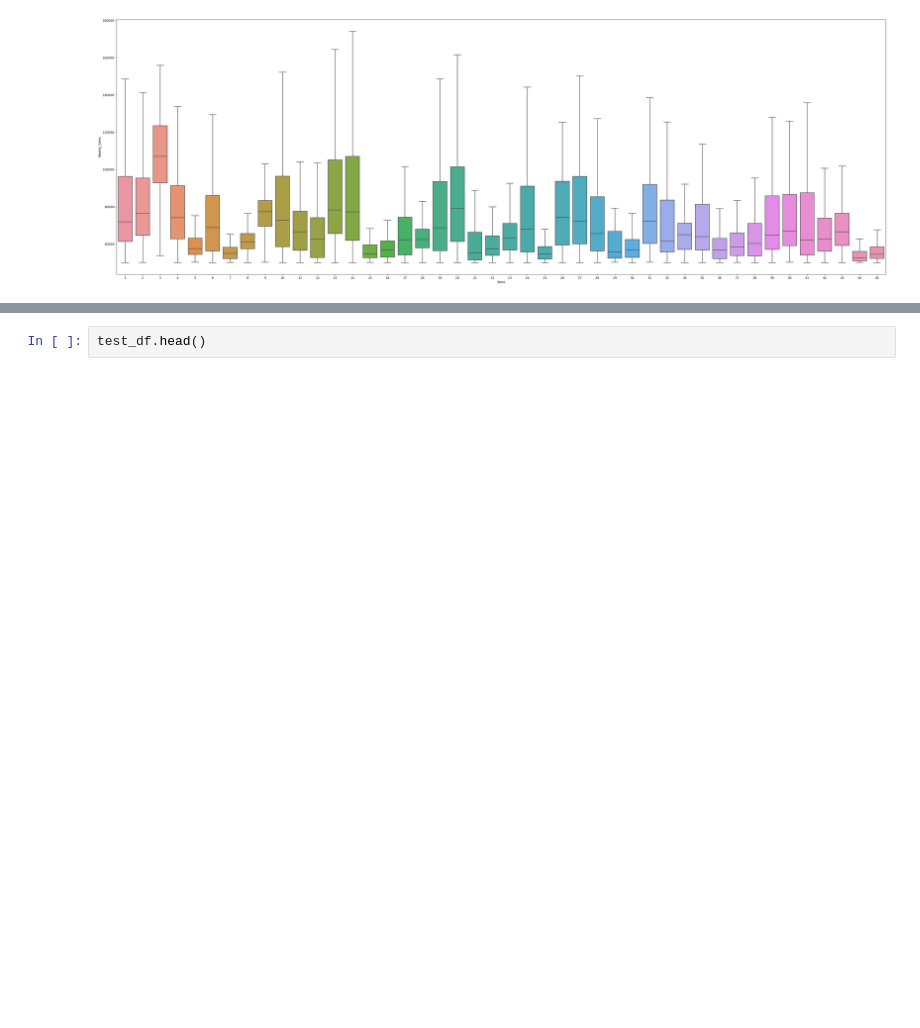
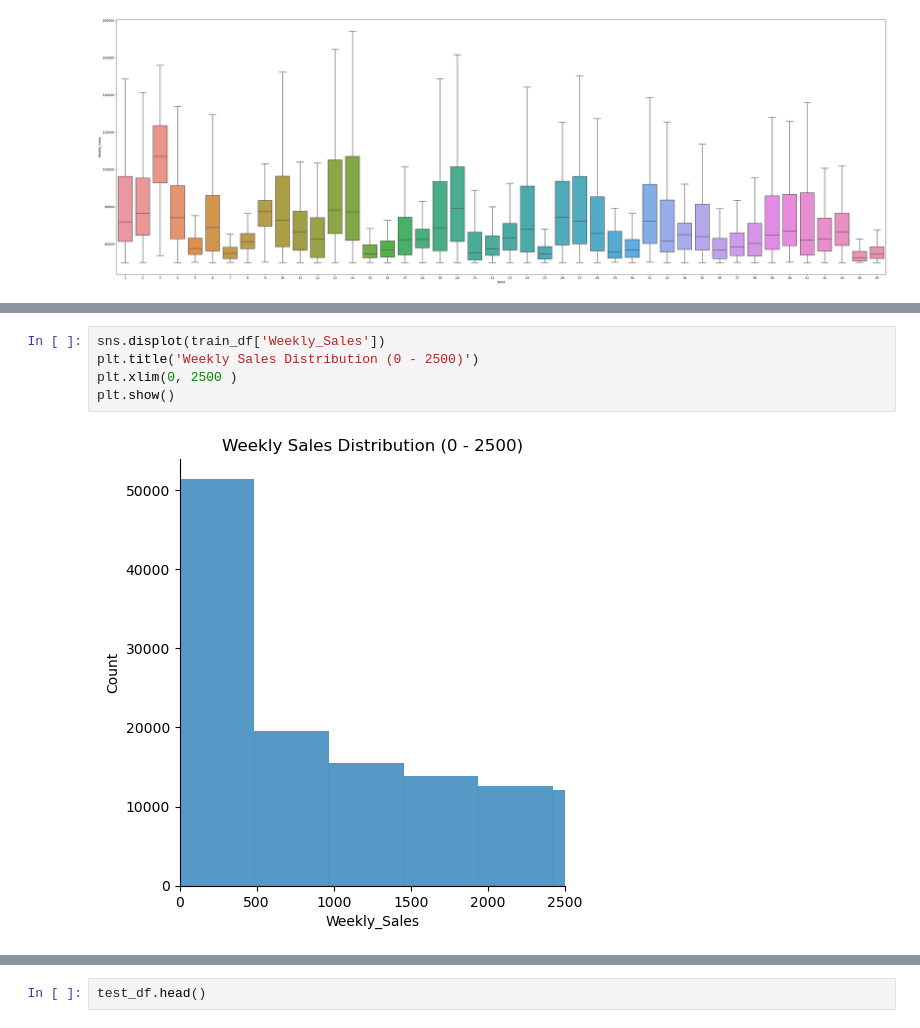
Before and after one commit to SamNijin/Walmart-Data-Analysis-Visualization, a Jupyter notebook: Walmart-Data-Analysis-Visualization.ipynb, the cells around one changed output, grey strips where cells are left out. Drawn from its saved outputs; the diff is of its cells as text; blank space fills up the shorter version.

```diff
--- a/Walmart-Data-Analysis-Visualization.ipynb
+++ b/Walmart-Data-Analysis-Visualization.ipynb
@@ -275,0 +314,7 @@ plt.show()
+# %%
+sns.displot(train_df['Weekly_Sales'])
+plt.title('Weekly Sales Distribution (0 - 2500)')
+plt.xlim(0, 2500 )
+plt.show()
+# %% [output]
+[figure, added]
```
Also changed, not shown: parts of 31 cells of this notebook.
